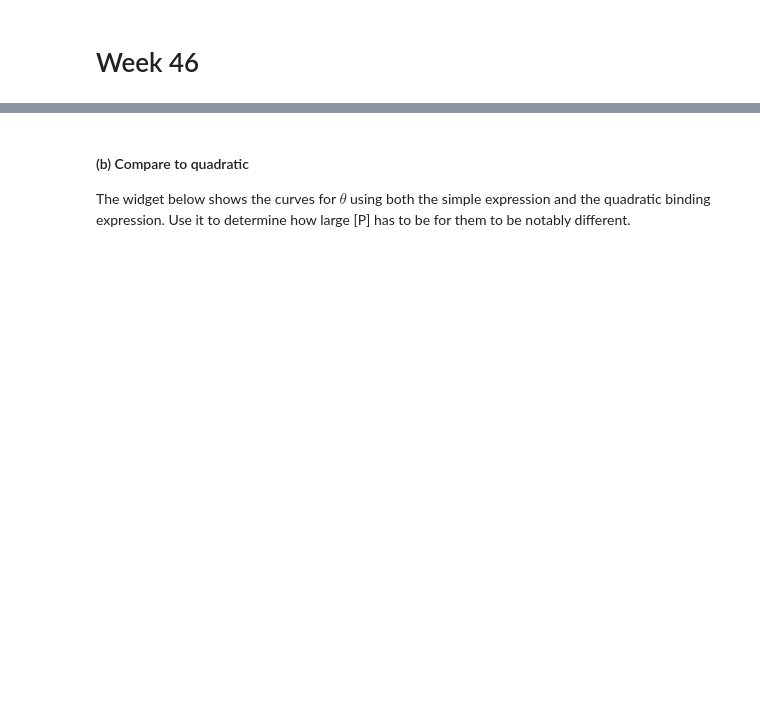
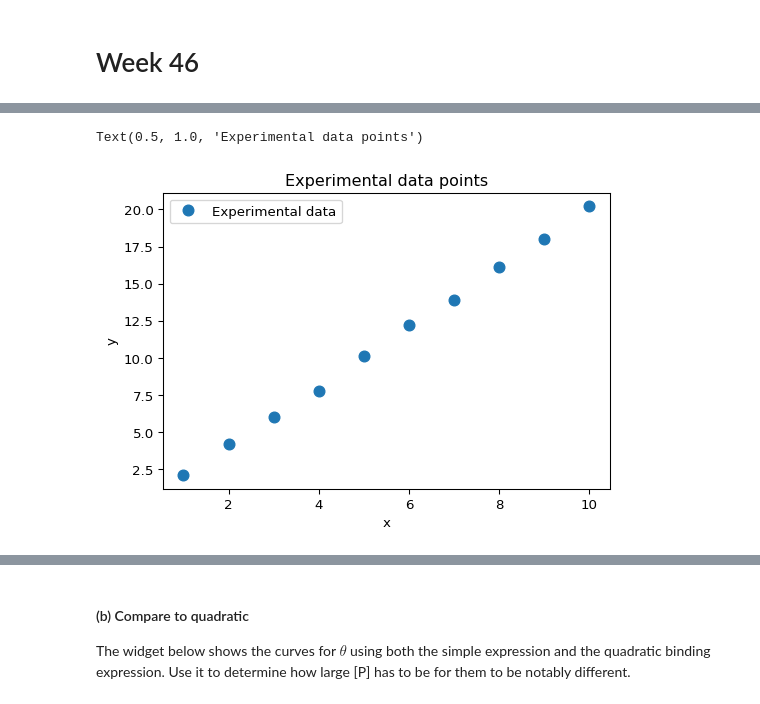
Before and after one commit to au-mbg/fysisk-biokemi, a Jupyter notebook: built_notebooks/master/week_46.ipynb, the cells around one changed output, grey strips where cells are left out. Drawn from its saved outputs; the diff is of its cells as text; code cells hidden in the pictures; blank space fills up the shorter version.

```diff
--- a/built_notebooks/master/week_46.ipynb
+++ b/built_notebooks/master/week_46.ipynb
@@ -16,0 +31,4 @@ Train your estimation skills using the widget below.
+# %%
+# Generate some data with noise
+x_data = np.array([1, 2, 3, 4, 5, 6, 7, 8, 9, 10])
+y_data = np.array([2.1, 4.2, 6.0, 7.8, 10.1, 12.2, 13.9, 16.1, 18.0, 20.2])
@@ -16,0 +41,11 @@ Train your estimation skills using the widget below.
+# %%
+# Plot the data
+fig, ax = plt.subplots(figsize=(6, 4))
+ax.plot(x_data, y_data, 'o', markersize=8, label='Experimental data')
+ax.set_xlabel('x')
+ax.set_ylabel('y')
+ax.legend()
+ax.set_title('Experimental data points')
+# %% [output]
+Text(0.5, 1.0, 'Experimental data points')
+[figure, added]
```
Also changed, not shown: parts of 29 cells of this notebook, 21 other files.
